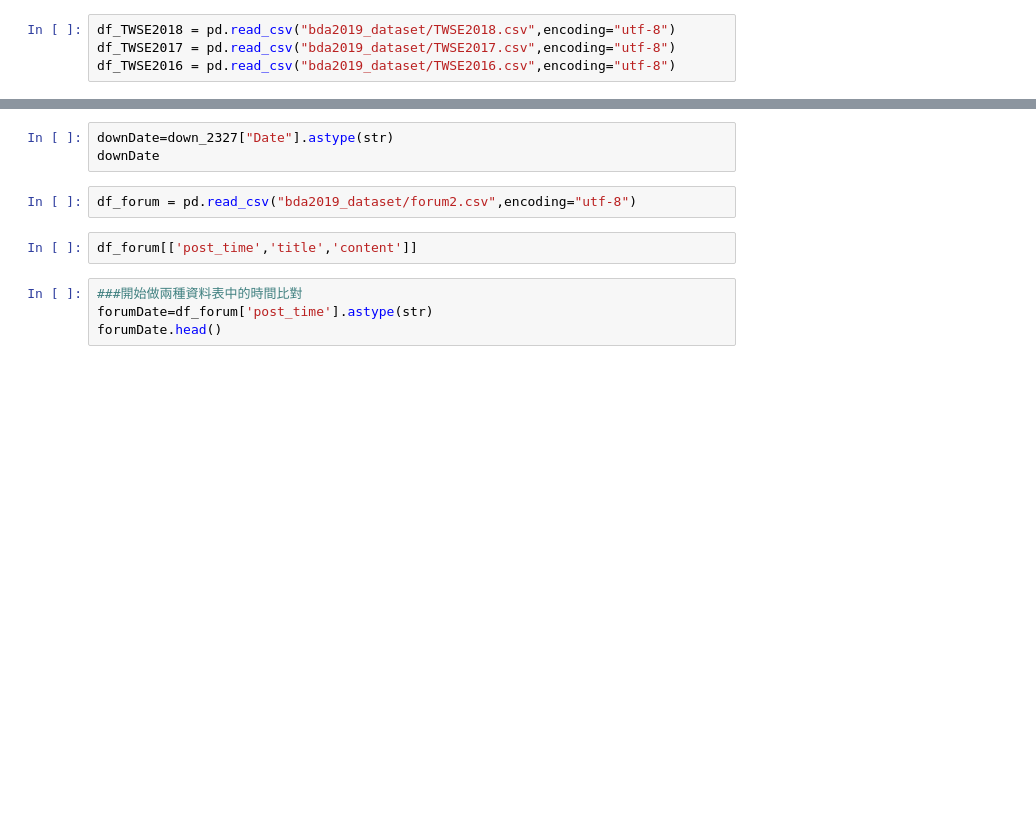
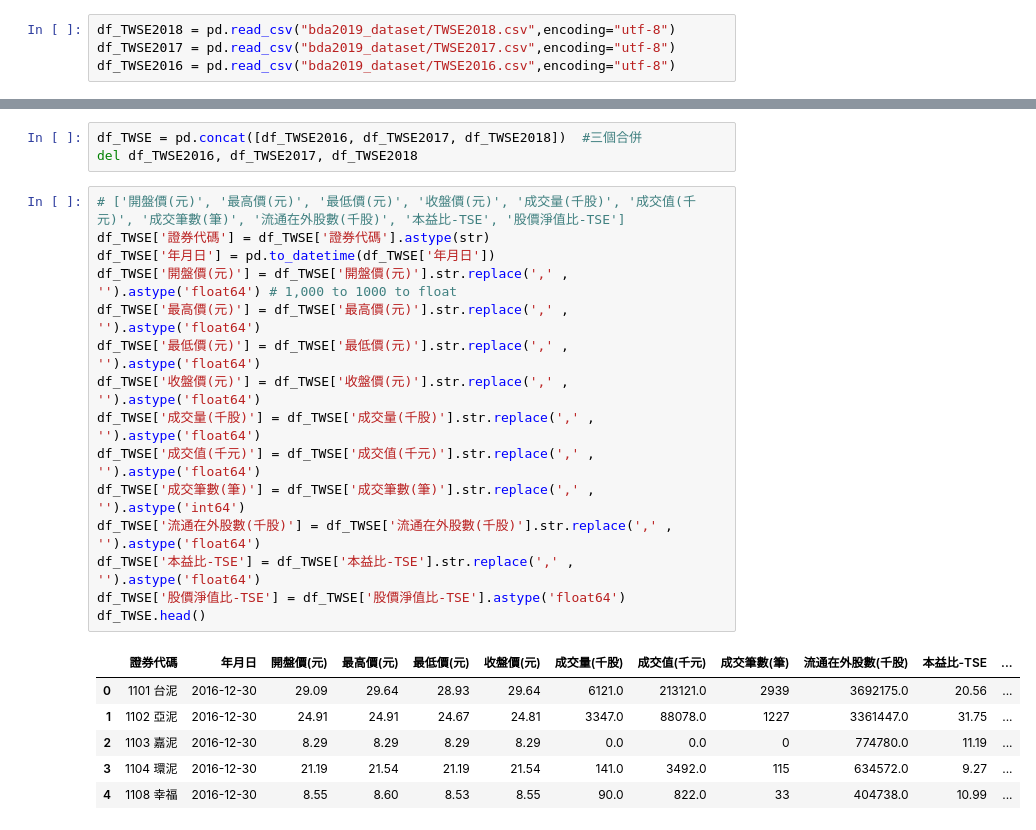
Before and after one commit to roccqqck/stock_eland, a Jupyter notebook: stock_fluctuation.ipynb, the cells around one changed output, grey strips where cells are left out. Saved outputs shown, nothing was run; the diff lists cells and outputs as text; blank space fills up the shorter version.

```diff
--- a/stock_fluctuation.ipynb
+++ b/stock_fluctuation.ipynb
@@ -95,11 +30,25 @@ down_2327
-# %%
-downDate=down_2327["Date"].astype(str)
-downDate
-# %%
-df_forum = pd.read_csv("bda2019_dataset/forum2.csv",encoding="utf-8")
-# %%
-df_forum[['post_time','title','content']]
-# %%
-###開始做兩種資料表中的時間比對
-forumDate=df_forum['post_time'].astype(str)
-forumDate.head()
+# %%
+df_TWSE = pd.concat([df_TWSE2016, df_TWSE2017, df_TWSE2018])  #三個合併
+del df_TWSE2016, df_TWSE2017, df_TWSE2018
+# %%
+# ['開盤價(元)', '最高價(元)', '最低價(元)', '收盤價(元)', '成交量(千股)', '成交值(千元)', '成交筆數(筆)', '流通在外股數(千股)', '本益比-TSE', '股價淨值比-TSE']
+df_TWSE['證券代碼'] = df_TWSE['證券代碼'].astype(str)
+df_TWSE['年月日'] = pd.to_datetime(df_TWSE['年月日'])
+df_TWSE['開盤價(元)'] = df_TWSE['開盤價(元)'].str.replace(',' , '').astype('float64') # 1,000 to 1000 to float
+df_TWSE['最高價(元)'] = df_TWSE['最高價(元)'].str.replace(',' , '').astype('float64')
+df_TWSE['最低價(元)'] = df_TWSE['最低價(元)'].str.replace(',' , '').astype('float64')
+df_TWSE['收盤價(元)'] = df_TWSE['收盤價(元)'].str.replace(',' , '').astype('float64')
+df_TWSE['成交量(千股)'] = df_TWSE['成交量(千股)'].str.replace(',' , '').astype('float64')
+df_TWSE['成交值(千元)'] = df_TWSE['成交值(千元)'].str.replace(',' , '').astype('float64')
+df_TWSE['成交筆數(筆)'] = df_TWSE['成交筆數(筆)'].str.replace(',' , '').astype('int64')
+df_TWSE['流通在外股數(千股)'] = df_TWSE['流通在外股數(千股)'].str.replace(',' , '').astype('float64')
+df_TWSE['本益比-TSE'] = df_TWSE['本益比-TSE'].str.replace(',' , '').astype('float64')
+df_TWSE['股價淨值比-TSE'] = df_TWSE['股價淨值比-TSE'].astype('float64')
+df_TWSE.head()
+# %% [output]
+|  | 證券代碼 | 年月日 | 開盤價(元) | 最高價(元) | 最低價(元) | 收盤價(元) | 成交量(千股) | 成交值(千元) | 成交筆數(筆) | 流通在外股數(千股) | 本益比-TSE | ... |
+| 0 | 1101 台泥 | 2016-12-30 | 29.09 | 29.64 | 28.93 | 29.64 | 6121.0 | 213121.0 | 2939 | 3692175.0 | 20.56 | ... |
+| 1 | 1102 亞泥 | 2016-12-30 | 24.91 | 24.91 | 24.67 | 24.81 | 3347.0 | 88078.0 | 1227 | 3361447.0 | 31.75 | ... |
+| 2 | 1103 嘉泥 | 2016-12-30 | 8.29 | 8.29 | 8.29 | 8.29 | 0.0 | 0.0 | 0 | 774780.0 | 11.19 | ... |
+| 3 | 1104 環泥 | 2016-12-30 | 21.19 | 21.54 | 21.19 | 21.54 | 141.0 | 3492.0 | 115 | 634572.0 | 9.27 | ... |
+| 4 | 1108 幸福 | 2016-12-30 | 8.55 | 8.60 | 8.53 | 8.55 | 90.0 | 822.0 | 33 | 404738.0 | 10.99 | ... |
```
Also changed, not shown: parts of 36 cells of this notebook.
